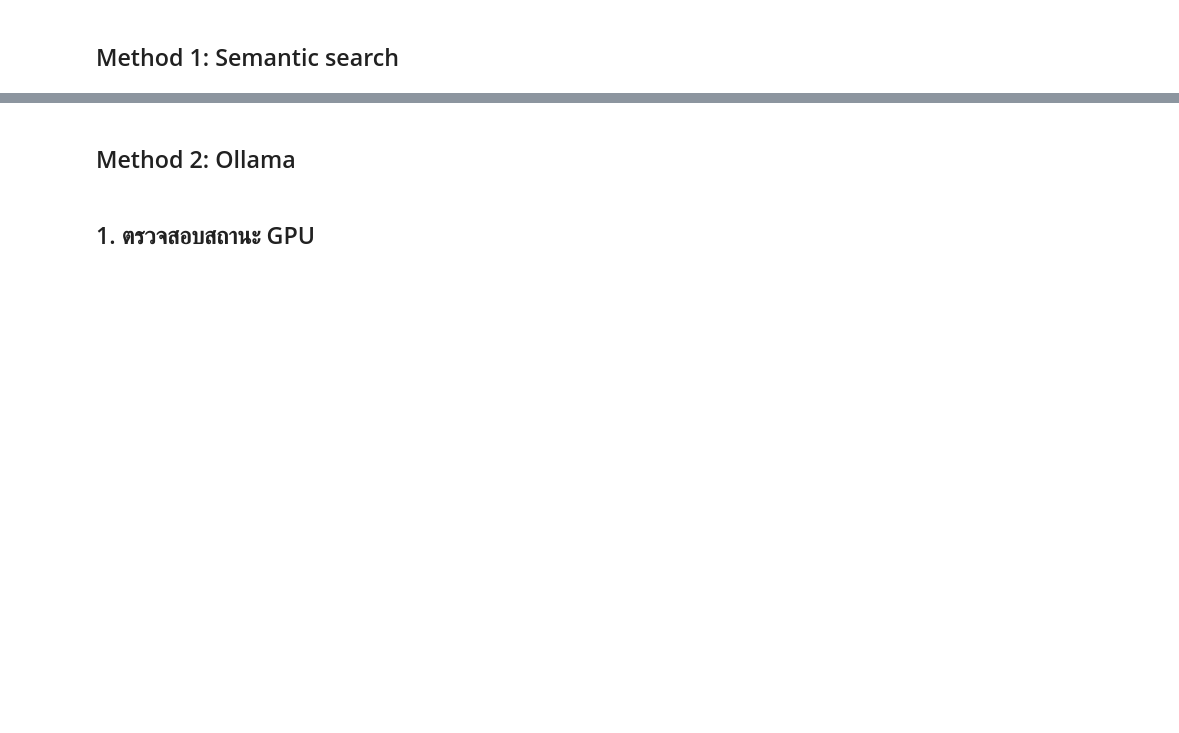
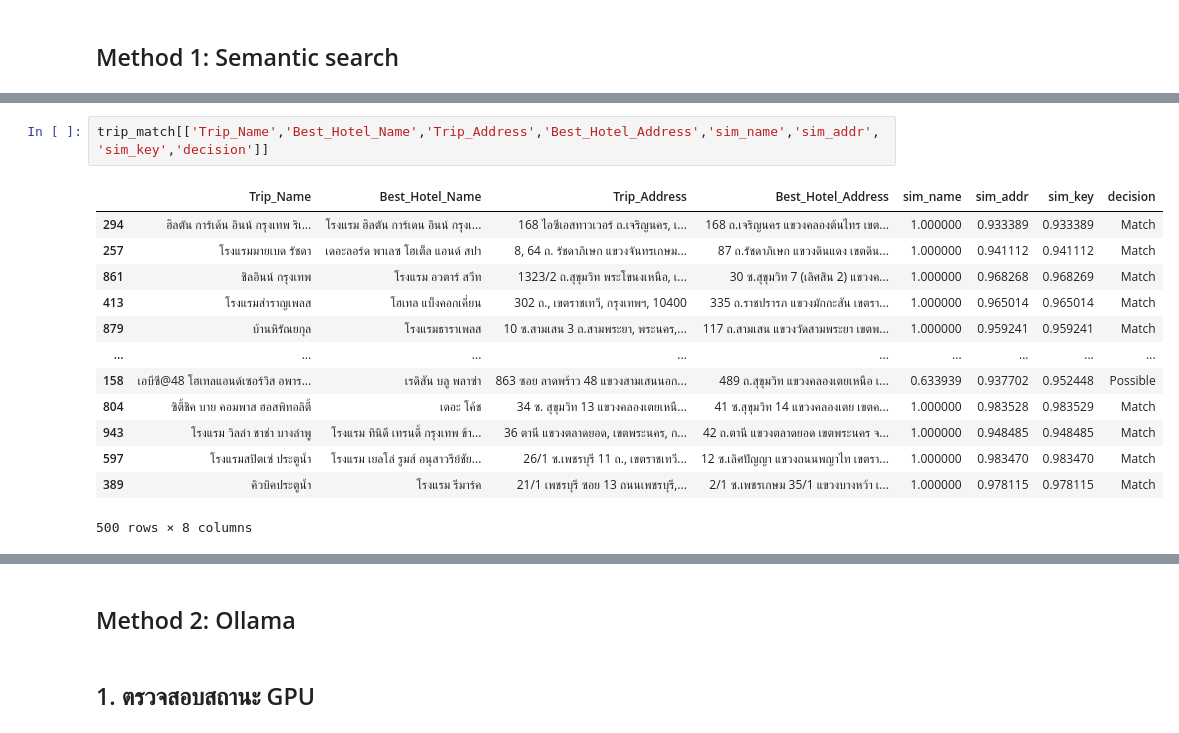
Before and after one commit to Thanrada2024/illegal_accommodation, a Jupyter notebook: DS_task.ipynb, the cells around one changed output, grey strips where cells are left out. Cells and saved outputs as stored; diff of their text form; blank space fills up the shorter version.

```diff
--- a/DS_task.ipynb
+++ b/DS_task.ipynb
@@ -473,0 +517,16 @@ dtype: int64
+# %%
+trip_match[['Trip_Name','Best_Hotel_Name','Trip_Address','Best_Hotel_Address','sim_name','sim_addr','sim_key','decision']]
+# %% [output]
+|  | Trip_Name | Best_Hotel_Name | Trip_Address | Best_Hotel_Address | sim_name | sim_addr | sim_key | decision |
+| 294 | ฮิลตัน การ์เด้น อินน์ กรุงเทพ ริเ... | โรงแรม ฮิลตัน การ์เดน อินน์ กรุงเ... | 168 ไอซีเอสทาวเวอร์ ถ.เจริญนคร, เ... | 168 ถ.เจริญนคร แขวงคลองต้นไทร เขต... | 1.000000 | 0.933389 | 0.933389 | Match |
+| 257 | โรงแรมมายเบด รัชดา | เดอะลอร์ด พาเลซ โฮเต็ล แอนด์ สปา | 8, 64 ถ. รัชดาภิเษก แขวงจันทรเกษม... | 87 ถ.รัชดาภิเษก แขวงดินแดง เขตดิน... | 1.000000 | 0.941112 | 0.941112 | Match |
+| 861 | ชิลอินน์ กรุงเทพ | โรงแรม อวตาร์ สวีท | 1323/2 ถ.สุขุมวิท พระโขนงเหนือ, เ... | 30 ซ.สุขุมวิท 7 (เลิศสิน 2) แขวงค... | 1.000000 | 0.968268 | 0.968269 | Match |
+| 413 | โรงแรมสำราญเพลส | โฮเทล แบ็งคอกเคี่ยน | 302 ถ., เขตราชเทวี, กรุงเทพฯ, 10400 | 335 ถ.ราชปรารภ แขวงมักกะสัน เขตรา... | 1.000000 | 0.965014 | 0.965014 | Match |
+| 879 | บ้านหิรัณยกุล | โรงแรมธาราเพลส | 10 ซ.สามเสน 3 ถ.สามพระยา, พระนคร,... | 117 ถ.สามเสน แขวงวัดสามพระยา เขตพ... | 1.000000 | 0.959241 | 0.959241 | Match |
+| ... | ... | ... | ... | ... | ... | ... | ... | ... |
+| 158 | เอบีซี@48 โฮเทลแอนด์เซอร์วิส อพาร... | เรดิสัน บลู พลาซ่า | 863 ซอย ลาดพร้าว 48 แขวงสามเสนนอก... | 489 ถ.สุขุมวิท แขวงคลองเตยเหนือ เ... | 0.633939 | 0.937702 | 0.952448 | Possible |
+| 804 | ซิตี้ชิค บาย คอมพาส ฮอสพิทอลิตี้ | เดอะ โค้ช | 34 ซ. สุขุมวิท 13 แขวงคลองเตยเหนื... | 41 ซ.สุขุมวิท 14 แขวงคลองเตย เขตค... | 1.000000 | 0.983528 | 0.983529 | Match |
+| 943 | โรงแรม วิลล่า ชาช่า บางลำพู | โรงแรม ทินิดี เทรนดี้ กรุงเทพ ข้า... | 36 ตานี แขวงตลาดยอด, เขตพระนคร, ก... | 42 ถ.ตานี แขวงตลาดยอด เขตพระนคร จ... | 1.000000 | 0.948485 | 0.948485 | Match |
+| 597 | โรงแรมสปิตเซ่ ประตูน้ำ | โรงแรม เยลโล่ รูมส์ อนุสาวรีย์ชัย... | 26/1 ซ.เพชรบุรี 11 ถ., เขตราชเทวี... | 12 ซ.เลิศปัญญา แขวงถนนพญาไท เขตรา... | 1.000000 | 0.983470 | 0.983470 | Match |
+| 389 | คิวบิคประตูน้ำ | โรงแรม รีมาร์ค | 21/1 เพชรบุรี ซอย 13 ถนนเพชรบุรี,... | 2/1 ซ.เพชรเกษม 35/1 แขวงบางหว้า เ... | 1.000000 | 0.978115 | 0.978115 | Match |
+500 rows × 8 columns
```
Also changed, not shown: parts of 13 cells of this notebook.
